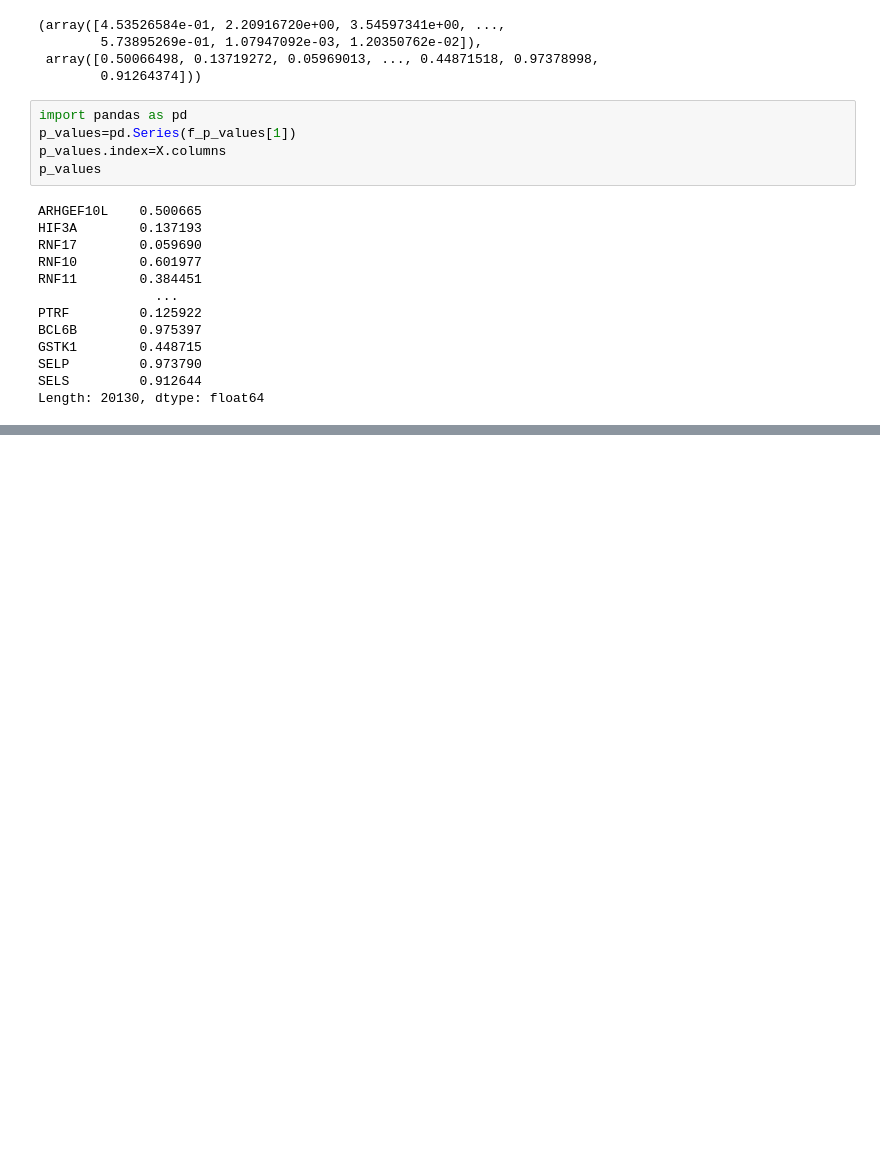
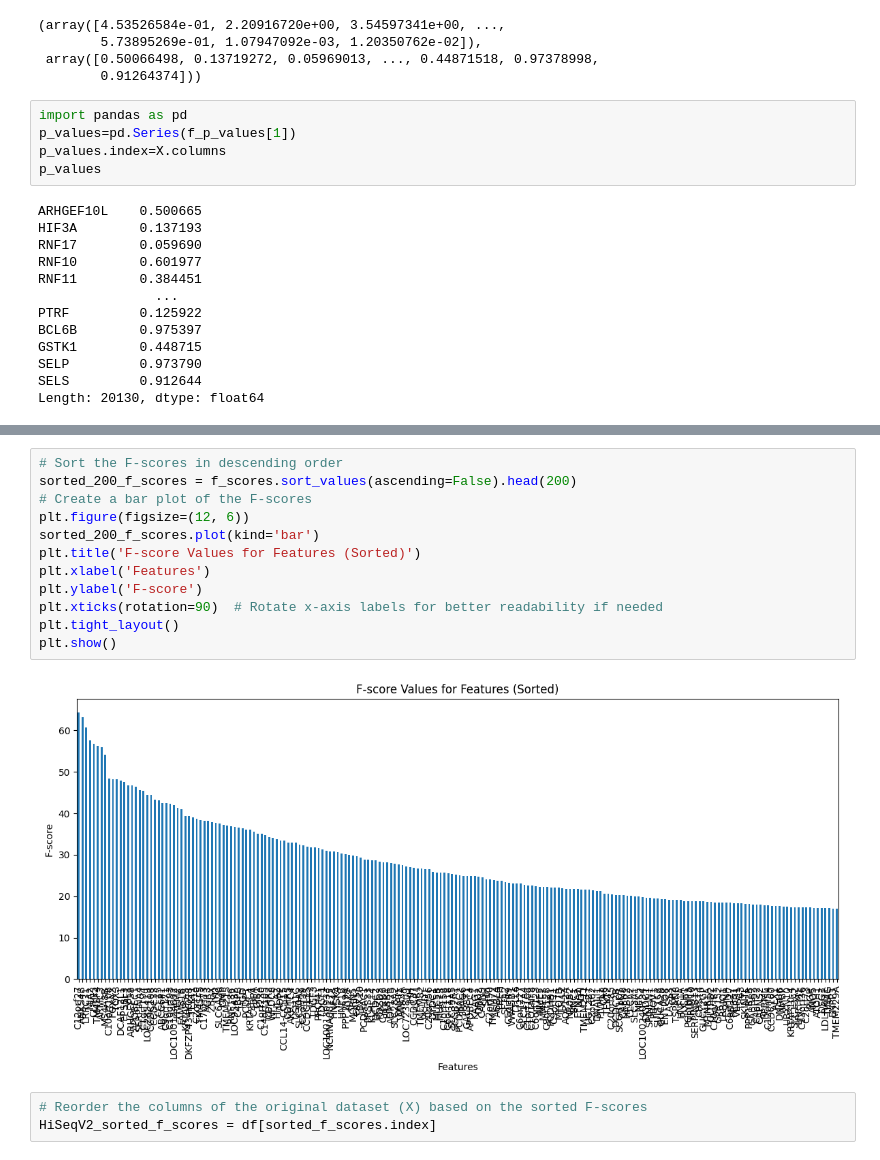
Before and after one commit to Ruvindya/ResearchProject-PreProcessing, a Jupyter notebook: HiSeqV2_ChisquareTest.ipynb, the cells around one changed output, grey strips where cells are left out. Drawn from its saved outputs; the diff is of its cells as text; blank space fills up the shorter version.

```diff
--- a/HiSeqV2_ChisquareTest.ipynb
+++ b/HiSeqV2_ChisquareTest.ipynb
@@ -115,0 +151,17 @@ plt.show()
+# %%
+# Sort the F-scores in descending order
+sorted_200_f_scores = f_scores.sort_values(ascending=False).head(200)
+# Create a bar plot of the F-scores
+plt.figure(figsize=(12, 6))
+sorted_200_f_scores.plot(kind='bar')
+plt.title('F-score Values for Features (Sorted)')
+plt.xlabel('Features')
+plt.ylabel('F-score')
+plt.xticks(rotation=90)  # Rotate x-axis labels for better readability if needed
+plt.tight_layout()
+plt.show()
+# %% [output]
+[figure, added]
+# %%
+# Reorder the columns of the original dataset (X) based on the sorted F-scores
+HiSeqV2_sorted_f_scores = df[sorted_f_scores.index]
```
Also changed, not shown: parts of 8 cells of this notebook.
